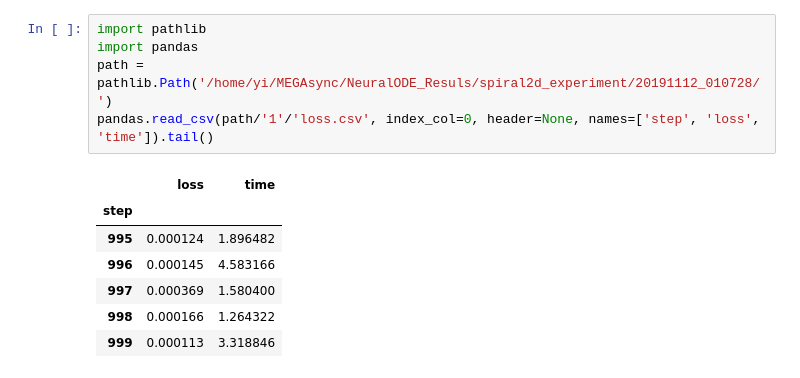
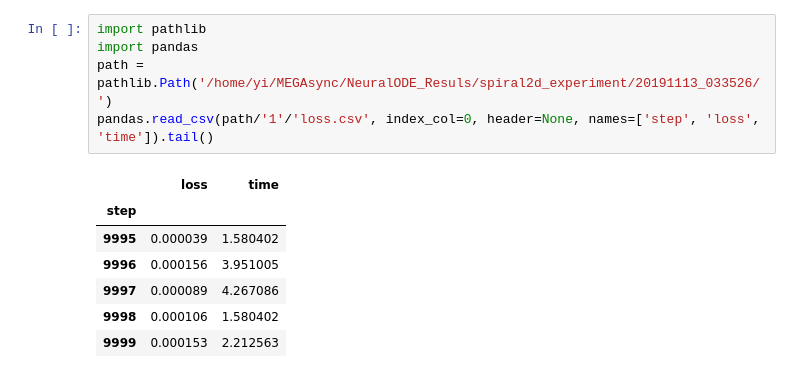
Before and after one commit to yi1306c12/NeuralODE, a Jupyter notebook: analysis.ipynb, the cells around one changed output. Drawn from its saved outputs; the diff is of its cells as text.

```diff
--- a/analysis.ipynb
+++ b/analysis.ipynb
@@ -1,15 +1,15 @@
 # %%
 import pathlib
 import pandas
-path = pathlib.Path('/home/yi/MEGAsync/NeuralODE_Resuls/spiral2d_experiment/20191112_010728/')
+path = pathlib.Path('/home/yi/MEGAsync/NeuralODE_Resuls/spiral2d_experiment/20191113_033526/')
 pandas.read_csv(path/'1'/'loss.csv', index_col=0, header=None, names=['step', 'loss', 'time']).tail()
 # %% [output]
 |  | loss | time |
 | step |  |  |
-| 995 | 0.000124 | 1.896482 |
-| 996 | 0.000145 | 4.583166 |
-| 997 | 0.000369 | 1.580400 |
-| 998 | 0.000166 | 1.264322 |
-| 999 | 0.000113 | 3.318846 |
+| 9995 | 0.000039 | 1.580402 |
+| 9996 | 0.000156 | 3.951005 |
+| 9997 | 0.000089 | 4.267086 |
+| 9998 | 0.000106 | 1.580402 |
+| 9999 | 0.000153 | 2.212563 |
 # %%
 from matplotlib import cm
```
Also changed, not shown: parts of 9 cells of this notebook, 1 other file.
